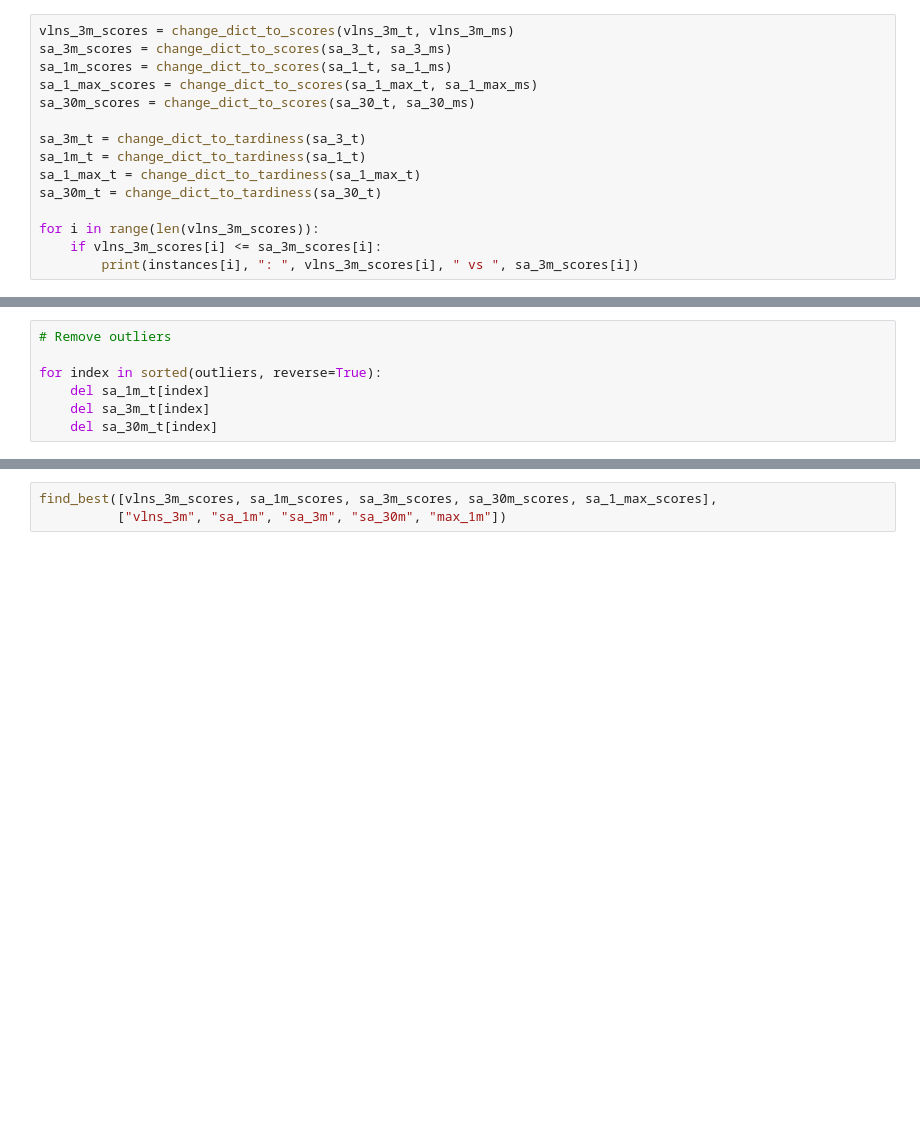
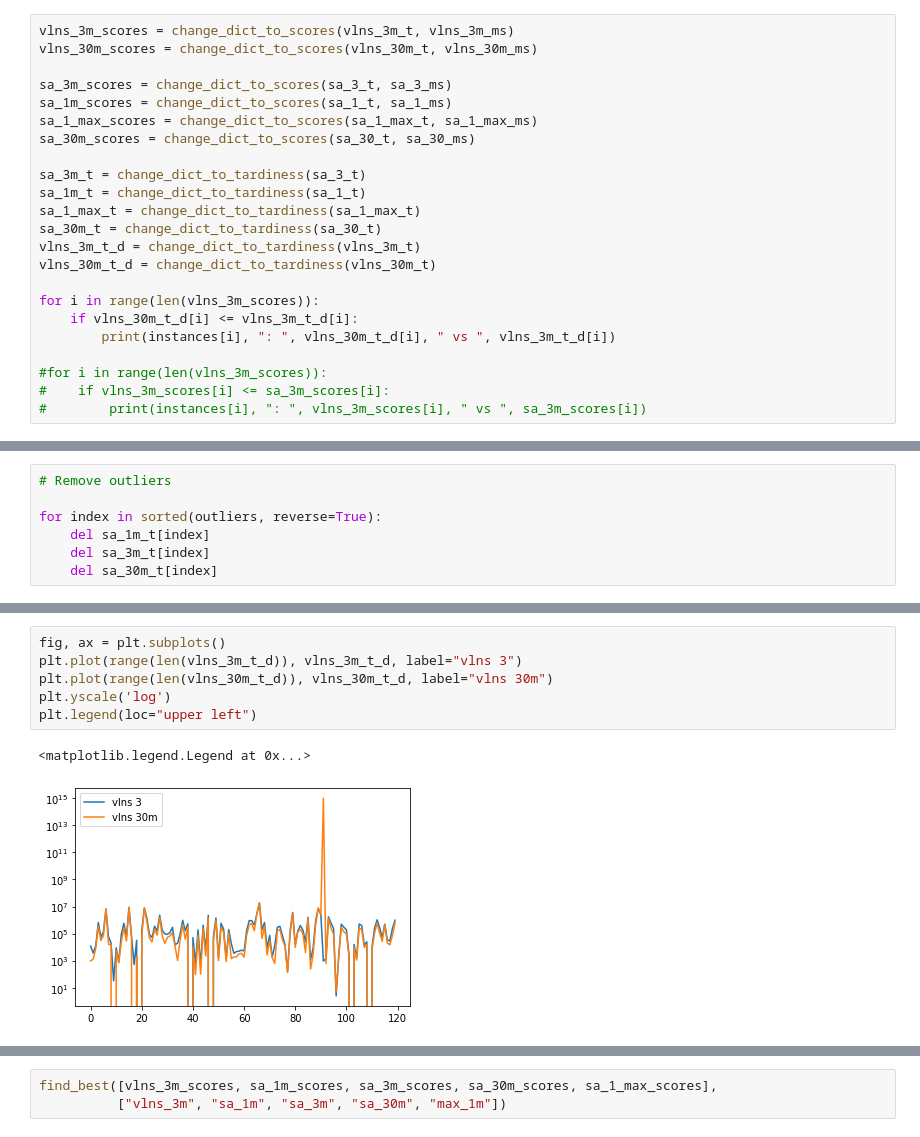
Before and after one commit to ocatias/Metaheuristic-UPMS, a Jupyter notebook: Notebooks/FigureNotebooks.ipynb, the cells around one changed output, grey strips where cells are left out. Saved outputs shown, nothing was run; the diff lists cells and outputs as text; blank space fills up the shorter version.

```diff
--- a/Notebooks/FigureNotebooks.ipynb
+++ b/Notebooks/FigureNotebooks.ipynb
@@ -300,6 +280,8 @@ def change_dict_to_tardiness(tardiness):
     return output
 # %%
 vlns_3m_scores = change_dict_to_scores(vlns_3m_t, vlns_3m_ms)
+vlns_30m_scores = change_dict_to_scores(vlns_30m_t, vlns_30m_ms)
+
 sa_3m_scores = change_dict_to_scores(sa_3_t, sa_3_ms)
 sa_1m_scores = change_dict_to_scores(sa_1_t, sa_1_ms)
 sa_1_max_scores = change_dict_to_scores(sa_1_max_t, sa_1_max_ms)
@@ -309,8 +291,14 @@ sa_3m_t = change_dict_to_tardiness(sa_3_t)
 sa_1m_t = change_dict_to_tardiness(sa_1_t)
 sa_1_max_t = change_dict_to_tardiness(sa_1_max_t)
 sa_30m_t = change_dict_to_tardiness(sa_30_t)
+vlns_3m_t_d = change_dict_to_tardiness(vlns_3m_t)
+vlns_30m_t_d = change_dict_to_tardiness(vlns_30m_t)
 
 for i in range(len(vlns_3m_scores)):
-    if vlns_3m_scores[i] <= sa_3m_scores[i]:
-        print(instances[i], ": ", vlns_3m_scores[i], " vs ", sa_3m_scores[i])
+    if vlns_30m_t_d[i] <= vlns_3m_t_d[i]:
+        print(instances[i], ": ", vlns_30m_t_d[i], " vs ", vlns_3m_t_d[i])
+
+#for i in range(len(vlns_3m_scores)):
+#    if vlns_3m_scores[i] <= sa_3m_scores[i]:
+#        print(instances[i], ": ", vlns_3m_scores[i], " vs ", sa_3m_scores[i])
 # %% [output]
@@ -357 +382,10 @@ plt.legend(loc="upper left")
+# %%
+fig, ax = plt.subplots()
+plt.plot(range(len(vlns_3m_t_d)), vlns_3m_t_d, label="vlns 3")
+plt.plot(range(len(vlns_30m_t_d)), vlns_30m_t_d, label="vlns 30m")
+plt.yscale('log')
+plt.legend(loc="upper left")
+# %% [output]
+<matplotlib.legend.Legend at 0x...>
+[figure, added]
 # %%
```
Also changed, not shown: parts of 11 cells of this notebook.
